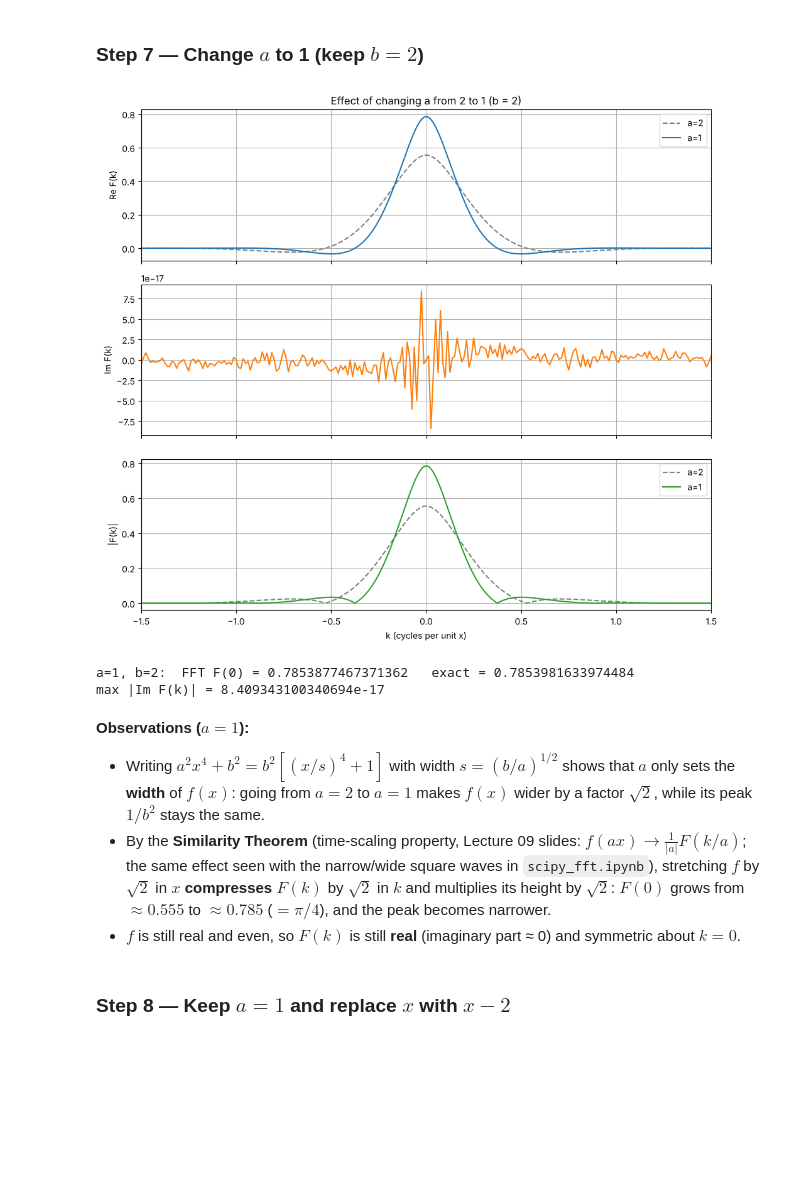
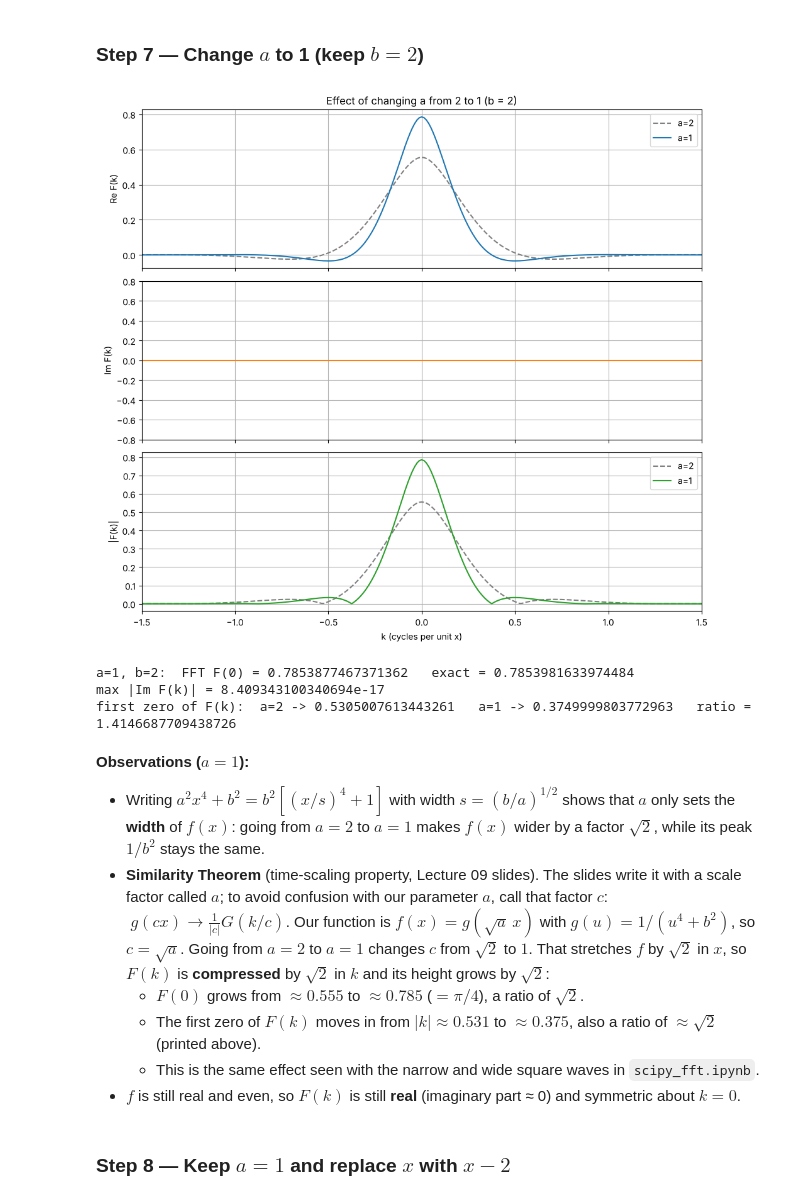
Before and after one commit to jawad197704/e89_Hussein_Jawad_HW09, a Jupyter notebook: Hussein_Jawad_HW09_Problem1.ipynb, the cells around one changed output. Drawn from its saved outputs; the diff is of its cells as text; code cells hidden in the pictures; blank space fills up the shorter version.

```diff
--- a/Hussein_Jawad_HW09_Problem1.ipynb
+++ b/Hussein_Jawad_HW09_Problem1.ipynb
@@ -103,12 +104,13 @@ ax[0].set_ylabel("Re F(k)")                                  # label for the rea
 ax[0].set_title("FFT of f(x) = 1/(a^2 x^4 + b^2),  a = b = 2")  # figure title on the top panel
 ax[1].plot(k, np.imag(F1), color="C1")                       # imaginary part of F(k)
 ax[1].set_ylabel("Im F(k)")                                  # label for the imaginary-part panel
+ax[1].set_ylim(-0.6, 0.6)                                    # same scale as Re F(k); autoscale would magnify 1e-17 round-off noise
 ax[2].plot(k, np.abs(F1), color="C2")                        # magnitude |F(k)| = sqrt(Re^2 + Im^2)
 ax[2].set_ylabel("|F(k)|")                                   # label for the magnitude panel
 ax[2].set_xlabel("k (cycles per unit x)")                    # shared x label on the bottom panel
-for a_ in ax:                                                # apply common settings to every panel
-    a_.set_xlim(-KMAX, KMAX)                                 # same zoom on all panels
-    a_.grid(True)                                            # light grid
+for axis in ax:                                              # apply common settings to every panel
+    axis.set_xlim(-KMAX, KMAX)                               # same zoom on all panels
+    axis.grid(True)                                          # light grid
 plt.tight_layout()                                           # avoid overlapping labels
 plt.show()                                                   # render the figure
 
@@ -144,39 +148,55 @@ The FFT value matches the exact integral, confirming the scaling by `dx` and the
 # %%
 k, F2 = fourier(y2)                                          # complex F(k) for a = 1, b = 2
 
 fig, ax = plt.subplots(3, 1, figsize=(10, 9), sharex=True)   # three stacked panels, as before
 ax[0].plot(k, np.real(F1), "--", color="gray", label="a=2")  # reference: real part for a = 2
 ax[0].plot(k, np.real(F2), color="C0", label="a=1")          # real part for a = 1
 ax[0].set_ylabel("Re F(k)")                                  # panel label
 ax[0].set_title("Effect of changing a from 2 to 1 (b = 2)")  # figure title
 ax[0].legend()                                               # identify the two curves
 ax[1].plot(k, np.imag(F2), color="C1")                       # imaginary part for a = 1
 ax[1].set_ylabel("Im F(k)")                                  # panel label
+ax[1].set_ylim(-0.8, 0.8)                                    # same scale as Re F(k), so the ~0 imaginary part shows as a flat line
 ax[2].plot(k, np.abs(F1), "--", color="gray", label="a=2")   # reference: magnitude for a = 2
 ax[2].plot(k, np.abs(F2), color="C2", label="a=1")           # magnitude for a = 1
 ax[2].set_ylabel("|F(k)|")                                   # panel label
 ax[2].set_xlabel("k (cycles per unit x)")                    # shared x label
 ax[2].legend()                                               # identify the two curves
-for a_ in ax:                                                # common settings for every panel
-    a_.set_xlim(-KMAX, KMAX)                                 # same zoom as before
-    a_.grid(True)                                            # light grid
+for axis in ax:                                              # common settings for every panel
+    axis.set_xlim(-KMAX, KMAX)                               # same zoom as before
+    axis.grid(True)                                          # light grid
 plt.tight_layout()                                           # avoid overlapping labels
 plt.show()                                                   # render the figure
 
 print("a=1, b=2:  FFT F(0) =", F2[i0].real, "  exact =", F0_exact(1, 2))  # area check for a = 1
 print("max |Im F(k)| =", np.max(np.abs(np.imag(F2))))        # still ~0: f is still real and even
+
+def first_zero(F):                                           # smallest k > 0 where Re F(k) changes sign
+    kp, Fp = k[k > 0], np.real(F[k > 0])                     # keep only positive frequencies
+    i = np.where(np.diff(np.sign(Fp)) != 0)[0][0]            # last bin before the first sign flip
+    return kp[i] - Fp[i] * (kp[i+1] - kp[i]) / (Fp[i+1] - Fp[i])  # linear interpolation between the two bins
+
+z1, z2 = first_zero(F1), first_zero(F2)                      # first zeros of F(k) for a = 2 and a = 1
+print("first zero of F(k):  a=2 ->", z1, "  a=1 ->", z2, "  ratio =", z1 / z2)  # ratio should be ~sqrt(2) = 1.414
 # %% [output]
-[figure, old version]
+[figure, new version]
 a=1, b=2:  FFT F(0) = 0.7853877467371362   exact = 0.7853981633974484
 max |Im F(k)| = 8.409343100340694e-17
+first zero of F(k):  a=2 -> 0.5305007613443261   a=1 -> 0.3749999803772963   ratio = 1.4146687709438726
 # %% [markdown]
 **Observations ($a = 1$):**
 * Writing $a^2x^4 + b^2 = b^2\left[(x/s)^4 + 1\right]$ with width $s = (b/a)^{1/2}$ shows that $a$ only sets the
   **width** of $f(x)$: going from $a = 2$ to $a = 1$ makes $f(x)$ wider by a factor $\sqrt{2}$, while its peak
   $1/b^2$ stays the same.
-* By the **Similarity Theorem** (time-scaling property, Lecture 09 slides: $f(ax) \to \frac{1}{|a|}F(k/a)$; the same effect seen with the narrow/wide square waves in `scipy_fft.ipynb`), stretching
-  $f$ by $\sqrt{2}$ in $x$ **compresses** $F(k)$ by $\sqrt{2}$ in $k$ and multiplies its height by $\sqrt{2}$:
-  $F(0)$ grows from $\approx 0.555$ to $\approx 0.785$ ($=\pi/4$), and the peak becomes narrower.
+* **Similarity Theorem** (time-scaling property, Lecture 09 slides). The slides write it with a scale factor
+  called $a$; to avoid confusion with our parameter $a$, call that factor $c$: $\;g(cx) \to \frac{1}{|c|}G(k/c)$.
+  Our function is $f(x) = g(\sqrt{a}\,x)$ with $g(u) = 1/(u^4 + b^2)$, so $c = \sqrt{a}$.
+  Going from $a = 2$ to $a = 1$ changes $c$ from $\sqrt{2}$ to $1$. That stretches $f$ by $\sqrt{2}$ in $x$, so
+  $F(k)$ is **compressed** by $\sqrt{2}$ in $k$ and its height grows by $\sqrt{2}$:
+  * $F(0)$ grows from $\approx 0.555$ to $\approx 0.785$ ($=\pi/4$), a ratio of $\sqrt{2}$.
+  * The first zero of $F(k)$ moves in from $|k| \approx 0.531$ to $\approx 0.375$, also a ratio of $\approx\sqrt{2}$
+    (printed above).
+  * This is the same effect seen with the narrow and wide square waves in `scipy_fft.ipynb`.
 * $f$ is still real and even, so $F(k)$ is still **real** (imaginary part ≈ 0) and symmetric about $k = 0$.
 # %% [markdown]
 ### Step 8 — Keep $a = 1$ and replace $x$ with $x - 2$
```
Also changed, not shown: parts of 4 cells of this notebook, 1 other file.
